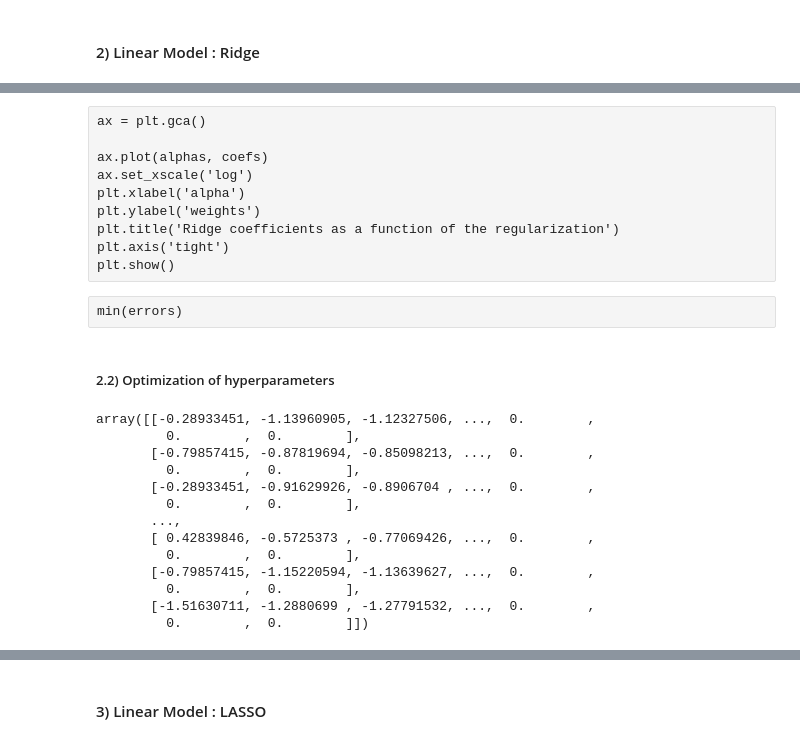
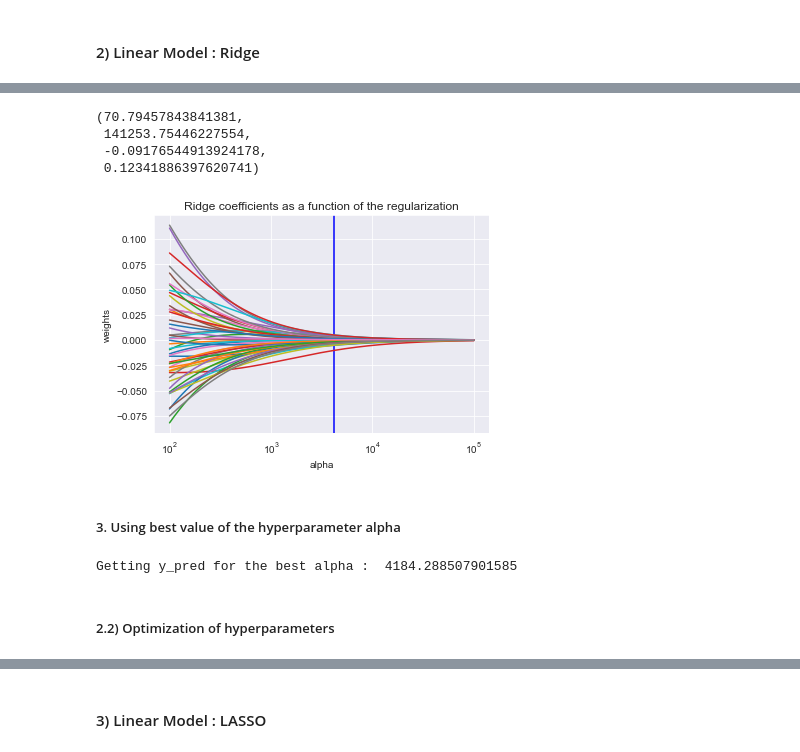
Before and after one commit to oumeima-elgharbi/P4_Data_Science_OpenClassrooms, a Jupyter notebook: P4_03_prediction.ipynb, the cells around one changed output, grey strips where cells are left out. Cells and saved outputs as stored; diff of their text form; code cells hidden in the pictures.

```diff
--- a/P4_03_prediction.ipynb
+++ b/P4_03_prediction.ipynb
@@ -823,30 +749,34 @@ plt.show()
-# %% [raw]
-ax = plt.gca()
-
-ax.plot(alphas, coefs)
-ax.set_xscale('log')
-plt.xlabel('alpha')
-plt.ylabel('weights')
-plt.title('Ridge coefficients as a function of the regularization')
-plt.axis('tight')
-plt.show()
-# %% [raw]
-min(errors)
+# %%
+# chemin de régularisation
+ax = plt.gca()
+
+# line with alpha associated to the min error
+min_alpha = alphas[np.argmin(errors)]
+plt.axvline(x=min_alpha, color='b', label='axvline - full height')
+
+ax.plot(alphas, coefs)
+ax.set_xscale('log')
+plt.xlabel('alpha')
+plt.ylabel('weights')
+plt.title('Ridge coefficients as a function of the regularization')
+plt.axis('tight')
+# %% [output]
+(70.79457843841381,
+ 141253.75446227554,
+ -0.09176544913924178,
+ 0.12341886397620741)
+[figure, added]
+# %% [markdown]
+##### 3. Using best value of the hyperparameter alpha
+# %%
+print("Getting y_pred for the best alpha : ", min_alpha)
+ridge.set_params(alpha=min_alpha)
+ridge.fit(X_train, y_train)
+y_pred_ridge = ridge.predict(X_test)
+
+# 3) Evaluate
+results = evaluate_regression("Ridge manually", results, y_test, y_pred_ridge)
+# %% [output]
+Getting y_pred for the best alpha :  4184.288507901585
 # %% [markdown]
 ##### 2.2) Optimization of hyperparameters
-# %%
-X_train.values
-# %% [output]
-array([[-0.28933451, -1.13960905, -1.12327506, ...,  0.        ,
-         0.        ,  0.        ],
-       [-0.79857415, -0.87819694, -0.85098213, ...,  0.        ,
-         0.        ,  0.        ],
-       [-0.28933451, -0.91629926, -0.8906704 , ...,  0.        ,
-         0.        ,  0.        ],
-       ...,
-       [ 0.42839846, -0.5725373 , -0.77069426, ...,  0.        ,
-         0.        ,  0.        ],
-       [-0.79857415, -1.15220594, -1.13639627, ...,  0.        ,
-         0.        ,  0.        ],
-       [-1.51630711, -1.2880699 , -1.27791532, ...,  0.        ,
-         0.        ,  0.        ]])
```
Also changed, not shown: parts of 81 cells of this notebook.
